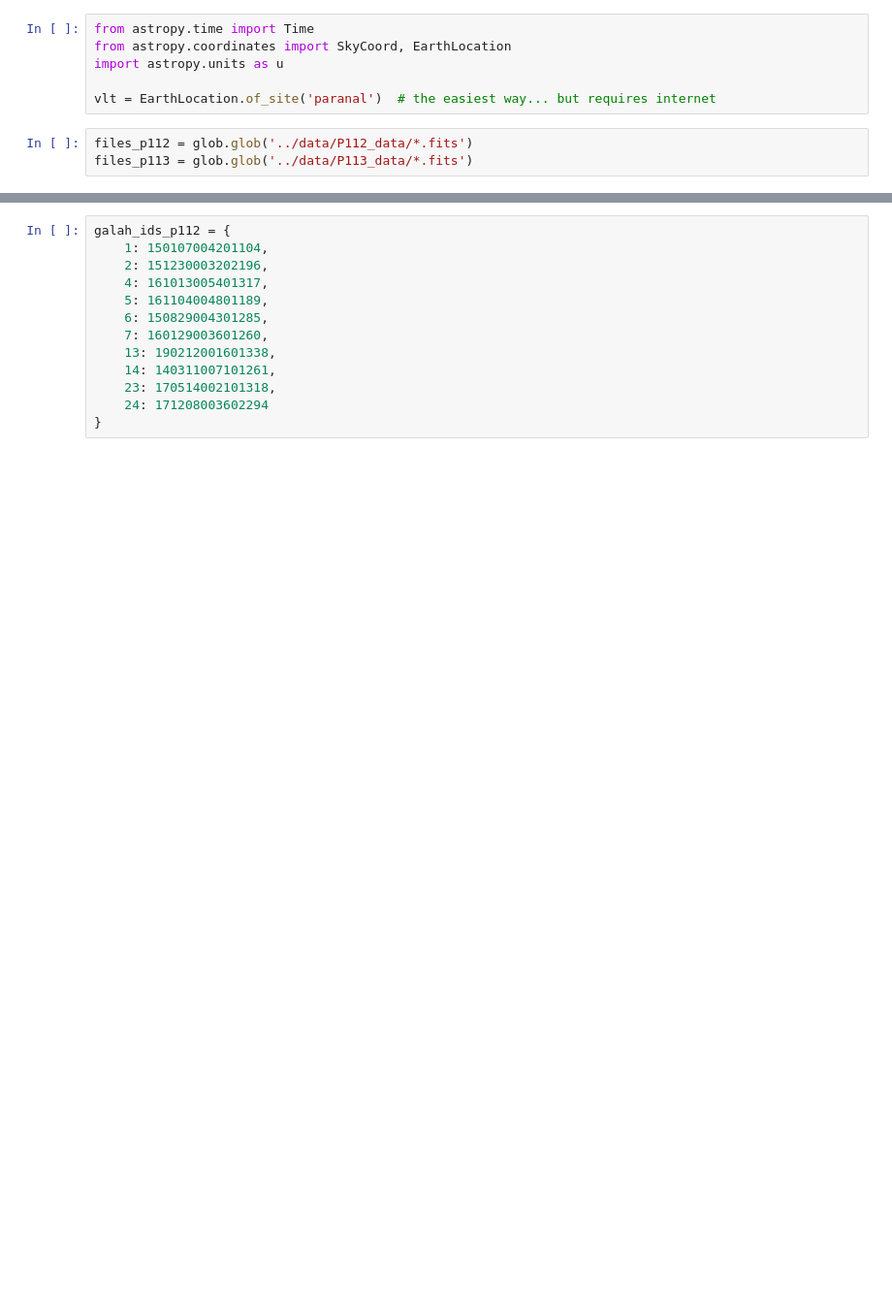
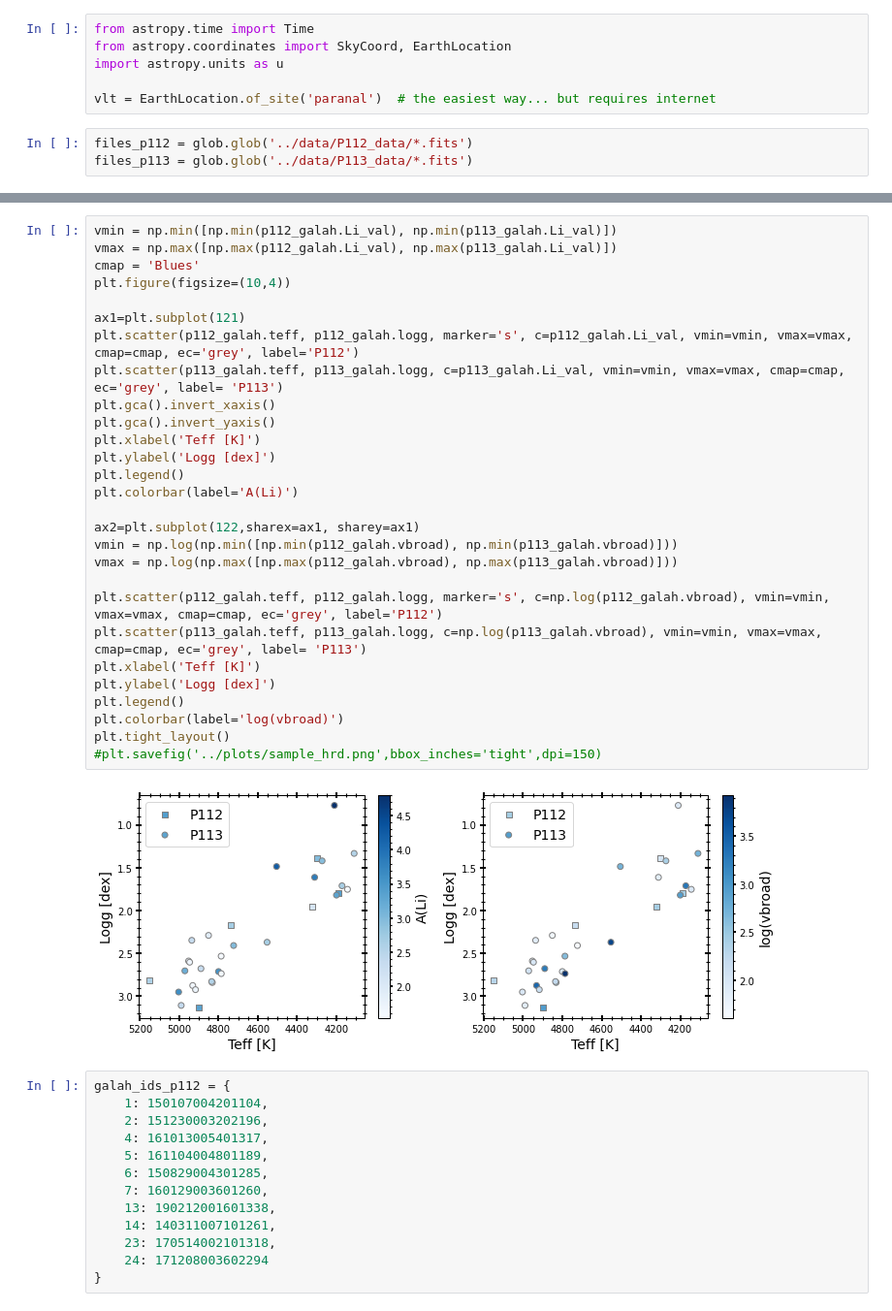
Before and after one commit to MaryumSayeed/ESPRESSO, a Jupyter notebook: scripts/rv_program.ipynb, the cells around one changed output, grey strips where cells are left out. Shown at 97% size. Drawn from its saved outputs; the diff is of its cells as text; blank space fills up the shorter version.

```diff
--- a/scripts/rv_program.ipynb
+++ b/scripts/rv_program.ipynb
@@ -20,3 +113,33 @@ files_p113 = glob.glob('../data/P113_data/*.fits')
+# %%
+vmin = np.min([np.min(p112_galah.Li_val), np.min(p113_galah.Li_val)])
+vmax = np.max([np.max(p112_galah.Li_val), np.max(p113_galah.Li_val)])
+cmap = 'Blues'
+plt.figure(figsize=(10,4))
+
+ax1=plt.subplot(121)
+plt.scatter(p112_galah.teff, p112_galah.logg, marker='s', c=p112_galah.Li_val, vmin=vmin, vmax=vmax, cmap=cmap, ec='grey', label='P112')
+plt.scatter(p113_galah.teff, p113_galah.logg, c=p113_galah.Li_val, vmin=vmin, vmax=vmax, cmap=cmap, ec='grey', label= 'P113')
+plt.gca().invert_xaxis()
+plt.gca().invert_yaxis()
+plt.xlabel('Teff [K]')
+plt.ylabel('Logg [dex]')
+plt.legend()
+plt.colorbar(label='A(Li)')
+
+ax2=plt.subplot(122,sharex=ax1, sharey=ax1)
+vmin = np.log(np.min([np.min(p112_galah.vbroad), np.min(p113_galah.vbroad)]))
+vmax = np.log(np.max([np.max(p112_galah.vbroad), np.max(p113_galah.vbroad)]))
+
+plt.scatter(p112_galah.teff, p112_galah.logg, marker='s', c=np.log(p112_galah.vbroad), vmin=vmin, vmax=vmax, cmap=cmap, ec='grey', label='P112')
+plt.scatter(p113_galah.teff, p113_galah.logg, c=np.log(p113_galah.vbroad), vmin=vmin, vmax=vmax, cmap=cmap, ec='grey', label= 'P113')
+plt.xlabel('Teff [K]')
+plt.ylabel('Logg [dex]')
+plt.legend()
+plt.colorbar(label='log(vbroad)')
+plt.tight_layout()
+#plt.savefig('../plots/sample_hrd.png',bbox_inches='tight',dpi=150)
+# %% [output]
+[figure, added]
 # %%
 galah_ids_p112 = {
     1: 150107004201104,
```
Also changed, not shown: parts of 16 cells of this notebook, 1 other file.
